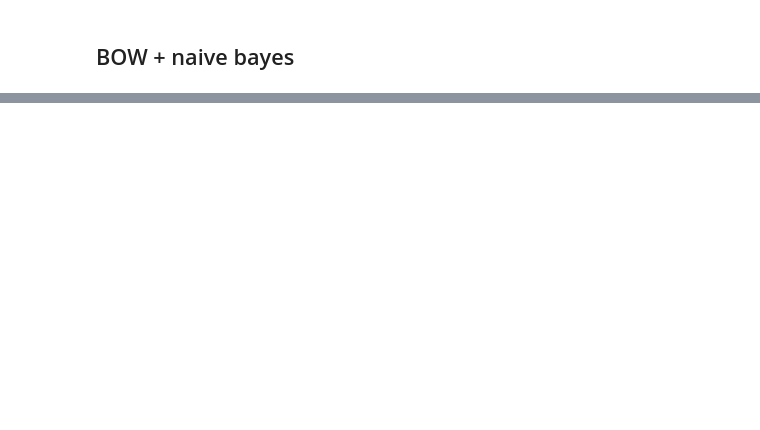
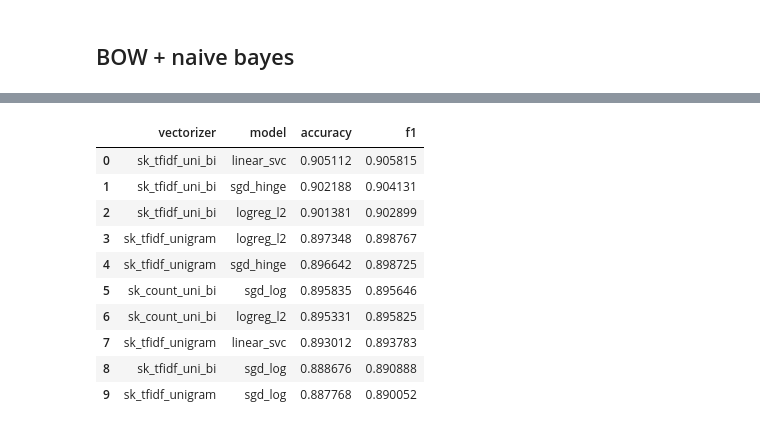
Before and after one commit to Sifat-Ahmed/imdb-movie-classification, a Jupyter notebook: notebooks/Step_2_ML_classification.ipynb, the cells around one changed output, grey strips where cells are left out. Saved outputs shown, nothing was run; the diff lists cells and outputs as text; code cells hidden in the pictures; blank space fills up the shorter version.

```diff
--- a/notebooks/Step_2_ML_classification.ipynb
+++ b/notebooks/Step_2_ML_classification.ipynb
@@ -90,0 +208,47 @@ MemoryError: Unable to allocate 4.70 GiB for an array with shape (19758, 63814)
+# %%
+sk_results = []
+
+for v_name, vec in tqdm(sk_vecs.items(), desc="SK Vectorizers"):
+    X_tr = vec.fit_transform(X_train_text)
+    X_te = vec.transform(X_test_text)
+
+    for m_name, model in tqdm(sk_models.items(), desc=f"Models @ {v_name}", leave=False):
+        model.fit(X_tr, y_train.to_numpy())
+        y_pred = model.predict(X_te)
+
+        sk_results.append({
+            "vectorizer": v_name,
+            "model": m_name,
+            "y_true": y_test,
+            "y_pred": y_pred,
+        })
+
+        del model, y_pred
+        gc.collect()
+
+    del X_tr, X_te, vec
+    gc.collect()
+
+# summary table
+sk_summary = []
+for r in sk_results:
+    sk_summary.append({
+        "vectorizer": r["vectorizer"],
+        "model": r["model"],
+        "accuracy": accuracy_score(r["y_true"], r["y_pred"]),
+        "f1": f1_score(r["y_true"], r["y_pred"]),
+    })
+sk_results_df = pd.DataFrame(sk_summary).sort_values(["accuracy","f1"], ascending=False).reset_index(drop=True)
+sk_results_df.head(10)
+# %% [output]
+|  | vectorizer | model | accuracy | f1 |
+| 0 | sk_tfidf_uni_bi | linear_svc | 0.905112 | 0.905815 |
+| 1 | sk_tfidf_uni_bi | sgd_hinge | 0.902188 | 0.904131 |
+| 2 | sk_tfidf_uni_bi | logreg_l2 | 0.901381 | 0.902899 |
+| 3 | sk_tfidf_unigram | logreg_l2 | 0.897348 | 0.898767 |
+| 4 | sk_tfidf_unigram | sgd_hinge | 0.896642 | 0.898725 |
+| 5 | sk_count_uni_bi | sgd_log | 0.895835 | 0.895646 |
+| 6 | sk_count_uni_bi | logreg_l2 | 0.895331 | 0.895825 |
+| 7 | sk_tfidf_unigram | linear_svc | 0.893012 | 0.893783 |
+| 8 | sk_tfidf_uni_bi | sgd_log | 0.888676 | 0.890888 |
+| 9 | sk_tfidf_unigram | sgd_log | 0.887768 | 0.890052 |
```
Also changed, not shown: parts of 15 cells of this notebook, 8 other files.
